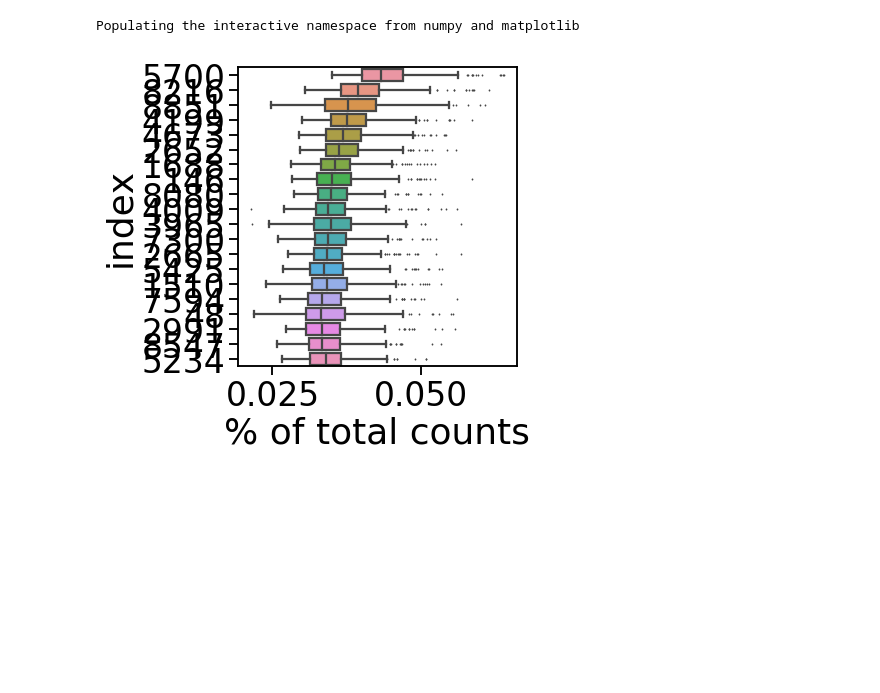
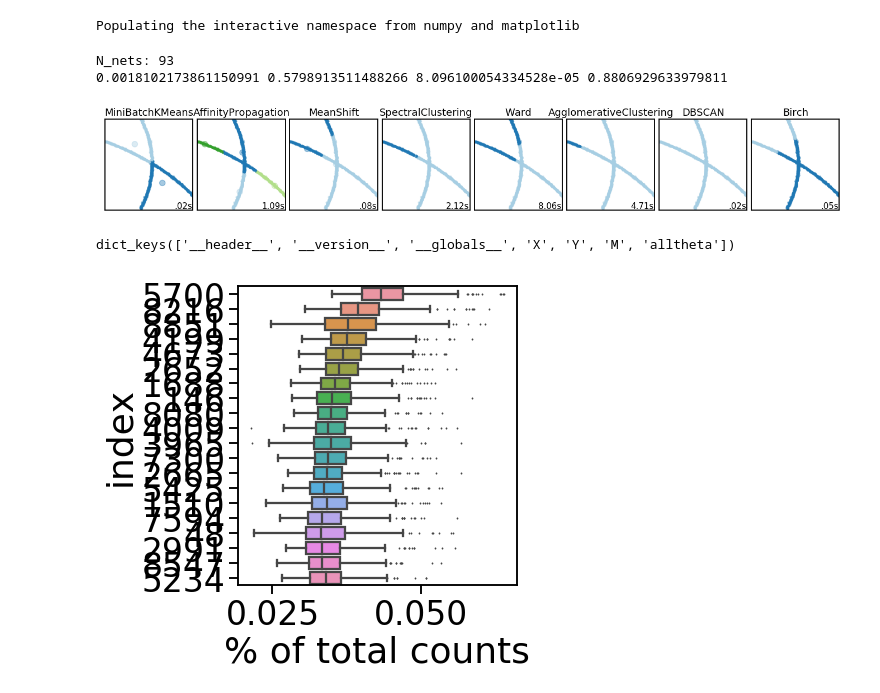
Before and after one commit to saketkc/EE-546-project, a Jupyter notebook: notebooks/06.Compare-naive-methods-simlr.ipynb, the cells around one changed output. Drawn from its saved outputs; the diff is of its cells as text; code cells hidden in the pictures; blank space fills up the shorter version.

```diff
--- a/notebooks/06.Compare-naive-methods-simlr.ipynb
+++ b/notebooks/06.Compare-naive-methods-simlr.ipynb
@@ -14,3 +15,24 @@ from sklearn.neighbors import kneighbors_graph
 from sklearn.preprocessing import StandardScaler
 # %% [output]
 Populating the interactive namespace from numpy and matplotlib
+# %%
+import time
+import scanpy
+import pandas as pd
+import seaborn as sns
+sns.set_context('talk', font_scale=2)
+from numpy import linalg as LA
+from scipy.linalg import eigh
+
+from scipy.sparse.linalg import eigsh
+from scipy.sparse.linalg import eigs
+from scipy.io import loadmat
+
+from sklearn.manifold import MDS
+from sklearn.cluster import SpectralClustering
+
+from sklearn import cluster, datasets
+from sklearn.neighbors import kneighbors_graph
+from sklearn.preprocessing import StandardScaler
+from sklearn.neighbors import NearestNeighbors
+from sklearn.metrics.pairwise import euclidean_distances
@@ -17,5 +149,17 @@ Populating the interactive namespace from numpy and matplotlib
 # %%
 def compare_algorithms(dataset):
+    colors = pd.Series(sns.color_palette('Paired'))
+
+    clustering_names = [
+    'MiniBatchKMeans', 'AffinityPropagation', 'MeanShift',
+    'SpectralClustering', 'Ward', 'AgglomerativeClustering',
+    'DBSCAN', 'Birch']
+
+    plt.figure(figsize=(len(clustering_names) * 2 + 3, 9.5))
+    plt.subplots_adjust(left=.02, right=.98, bottom=.001, top=.96, wspace=.05,
+                        hspace=.01)
+
+    plot_num = 1
     X, y = dataset
     # normalize dataset for easier parameter selection
     X = StandardScaler().fit_transform(X)
@@ -76,6 +220,25 @@ def compare_algorithms(dataset):
                  transform=plt.gca().transAxes, size=15,
                  horizontalalignment='right')
         plot_num += 1
+# %%
+d = 1
+radius = 0.01
+
+#data = loadmat('../local-pca-code-matlab/threecurves.mat')
+data = loadmat('../local-pca-code-matlab/twocurves1.mat')
+Y = data['Y']
+labels = do_clustering(Y, d, radius, 2)
+# %% [output]
+N_nets: 93
+0.0018102173861150991 0.5798913511488266 8.096100054334528e-05 0.8806929633979811
+# %%
+compare_algorithms((Y, labels))
+# %% [output]
+[figure, added]
+# %%
+print(data.keys())
+# %% [output]
+dict_keys(['__header__', '__version__', '__globals__', 'X', 'Y', 'M', 'alltheta'])
 # %%
 data_matrix1 = np.load('../data/Test_1_mECS_matrix.npy')
 data_labels1 = np.load('../data/Test_1_mECS_labels.npy')
```
Also changed, not shown: parts of 2 cells of this notebook, 1 other file.
